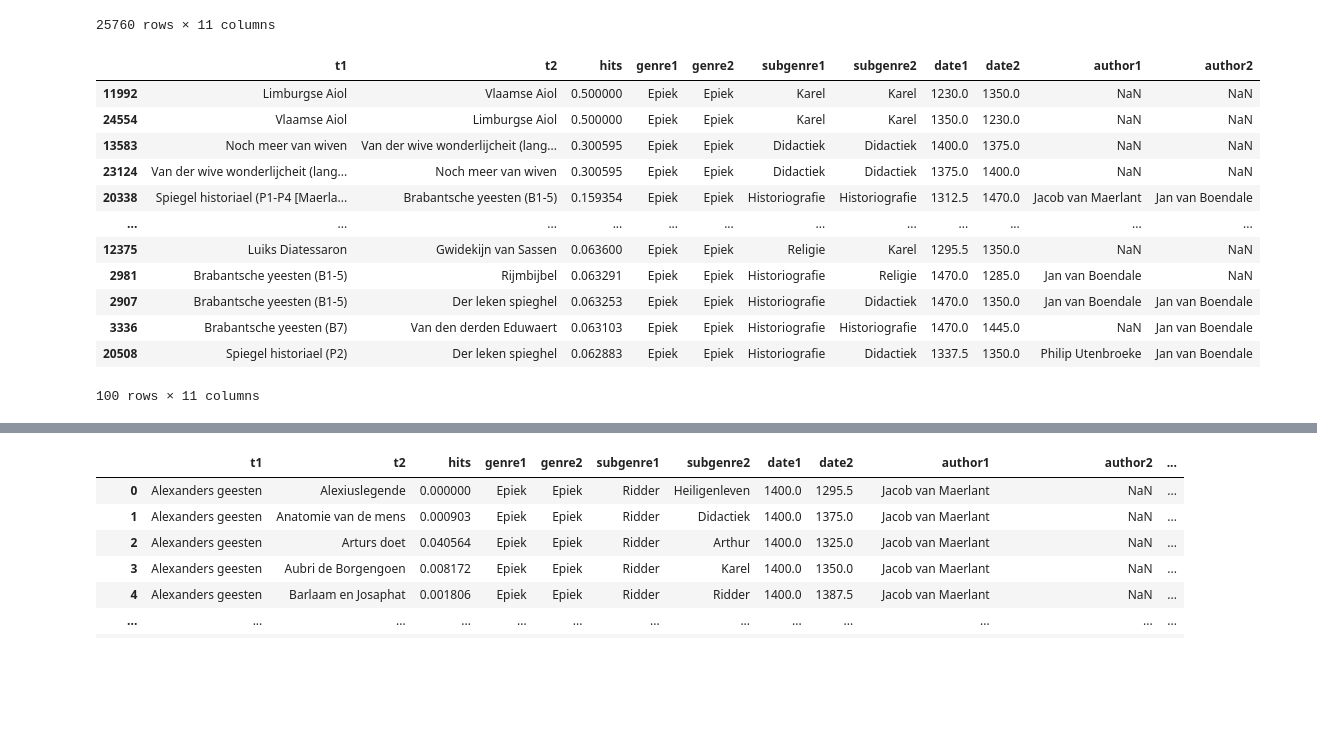
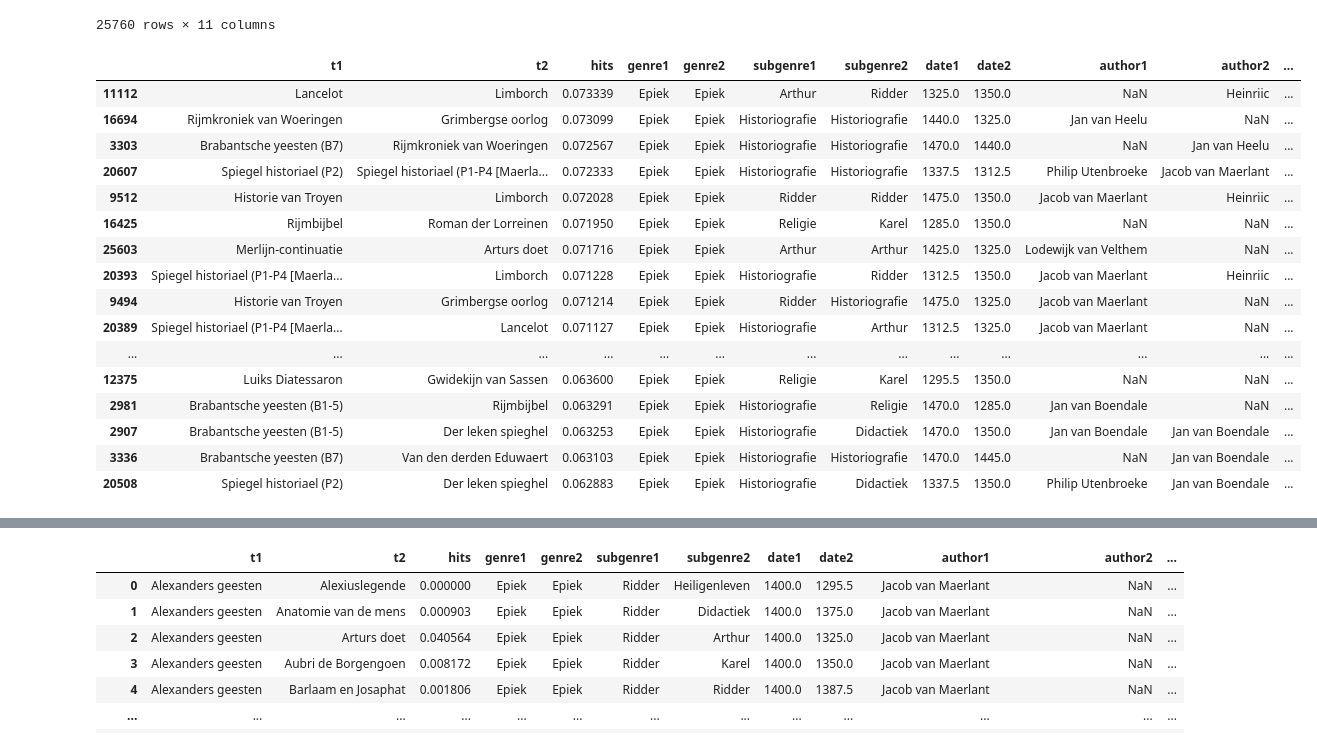
Before and after one commit to mikekestemont/zwerfverzen, a Jupyter notebook: notebooks/intertext-stats.ipynb, the cells around one changed output, grey strips where cells are left out. Saved outputs shown, nothing was run; the diff lists cells and outputs as text; code cells hidden in the pictures; blank space fills up the shorter version.

```diff
--- a/notebooks/intertext-stats.ipynb
+++ b/notebooks/intertext-stats.ipynb
@@ -22,18 +22,22 @@ df
 | 25759 | Merlijn-continuatie | Wrake van Ragisel | 0.050031 | Epiek | Epiek | Arthur | Arthur | 1425.0 | 1325.0 | Lodewijk van Velthem | NaN |
 25760 rows × 11 columns
 # %%
-df.sort_values('hits', ascending=False).head(100)
+df.sort_values('hits', ascending=False).iloc[50:100]
 # %% [output]
-|  | t1 | t2 | hits | genre1 | genre2 | subgenre1 | subgenre2 | date1 | date2 | author1 | author2 |
-| 11992 | Limburgse Aiol | Vlaamse Aiol | 0.500000 | Epiek | Epiek | Karel | Karel | 1230.0 | 1350.0 | NaN | NaN |
-| 24554 | Vlaamse Aiol | Limburgse Aiol | 0.500000 | Epiek | Epiek | Karel | Karel | 1350.0 | 1230.0 | NaN | NaN |
-| 13583 | Noch meer van wiven | Van der wive wonderlijcheit (lang... | 0.300595 | Epiek | Epiek | Didactiek | Didactiek | 1400.0 | 1375.0 | NaN | NaN |
-| 23124 | Van der wive wonderlijcheit (lang... | Noch meer van wiven | 0.300595 | Epiek | Epiek | Didactiek | Didactiek | 1375.0 | 1400.0 | NaN | NaN |
-| 20338 | Spiegel historiael (P1-P4 [Maerla... | Brabantsche yeesten (B1-5) | 0.159354 | Epiek | Epiek | Historiografie | Historiografie | 1312.5 | 1470.0 | Jacob van Maerlant | Jan van Boendale |
-| ... | ... | ... | ... | ... | ... | ... | ... | ... | ... | ... | ... |
-| 12375 | Luiks Diatessaron | Gwidekijn van Sassen | 0.063600 | Epiek | Epiek | Religie | Karel | 1295.5 | 1350.0 | NaN | NaN |
-| 2981 | Brabantsche yeesten (B1-5) | Rijmbijbel | 0.063291 | Epiek | Epiek | Historiografie | Religie | 1470.0 | 1285.0 | Jan van Boendale | NaN |
-| 2907 | Brabantsche yeesten (B1-5) | Der leken spieghel | 0.063253 | Epiek | Epiek | Historiografie | Didactiek | 1470.0 | 1350.0 | Jan van Boendale | Jan van Boendale |
-| 3336 | Brabantsche yeesten (B7) | Van den derden Eduwaert | 0.063103 | Epiek | Epiek | Historiografie | Historiografie | 1470.0 | 1445.0 | NaN | Jan van Boendale |
-| 20508 | Spiegel historiael (P2) | Der leken spieghel | 0.062883 | Epiek | Epiek | Historiografie | Didactiek | 1337.5 | 1350.0 | Philip Utenbroeke | Jan van Boendale |
+|  | t1 | t2 | hits | genre1 | genre2 | subgenre1 | subgenre2 | date1 | date2 | author1 | author2 | ... |
+| 11112 | Lancelot | Limborch | 0.073339 | Epiek | Epiek | Arthur | Ridder | 1325.0 | 1350.0 | NaN | Heinriic | ... |
+| 16694 | Rijmkroniek van Woeringen | Grimbergse oorlog | 0.073099 | Epiek | Epiek | Historiografie | Historiografie | 1440.0 | 1325.0 | Jan van Heelu | NaN | ... |
+| 3303 | Brabantsche yeesten (B7) | Rijmkroniek van Woeringen | 0.072567 | Epiek | Epiek | Historiografie | Historiografie | 1470.0 | 1440.0 | NaN | Jan van Heelu | ... |
+| 20607 | Spiegel historiael (P2) | Spiegel historiael (P1-P4 [Maerla... | 0.072333 | Epiek | Epiek | Historiografie | Historiografie | 1337.5 | 1312.5 | Philip Utenbroeke | Jacob van Maerlant | ... |
+| 9512 | Historie van Troyen | Limborch | 0.072028 | Epiek | Epiek | Ridder | Ridder | 1475.0 | 1350.0 | Jacob van Maerlant | Heinriic | ... |
+| 16425 | Rijmbijbel | Roman der Lorreinen | 0.071950 | Epiek | Epiek | Religie | Karel | 1285.0 | 1350.0 | NaN | NaN | ... |
+| 25603 | Merlijn-continuatie | Arturs doet | 0.071716 | Epiek | Epiek | Arthur | Arthur | 1425.0 | 1325.0 | Lodewijk van Velthem | NaN | ... |
+| 20393 | Spiegel historiael (P1-P4 [Maerla... | Limborch | 0.071228 | Epiek | Epiek | Historiografie | Ridder | 1312.5 | 1350.0 | Jacob van Maerlant | Heinriic | ... |
+| 9494 | Historie van Troyen | Grimbergse oorlog | 0.071214 | Epiek | Epiek | Ridder | Historiografie | 1475.0 | 1325.0 | Jacob van Maerlant | NaN | ... |
+| 20389 | Spiegel historiael (P1-P4 [Maerla... | Lancelot | 0.071127 | Epiek | Epiek | Historiografie | Arthur | 1312.5 | 1325.0 | Jacob van Maerlant | NaN | ... |
+| ... | ... | ... | ... | ... | ... | ... | ... | ... | ... | ... | ... | ... |
+| 12375 | Luiks Diatessaron | Gwidekijn van Sassen | 0.063600 | Epiek | Epiek | Religie | Karel | 1295.5 | 1350.0 | NaN | NaN | ... |
+| 2981 | Brabantsche yeesten (B1-5) | Rijmbijbel | 0.063291 | Epiek | Epiek | Historiografie | Religie | 1470.0 | 1285.0 | Jan van Boendale | NaN | ... |
+| 2907 | Brabantsche yeesten (B1-5) | Der leken spieghel | 0.063253 | Epiek | Epiek | Historiografie | Didactiek | 1470.0 | 1350.0 | Jan van Boendale | Jan van Boendale | ... |
+| 3336 | Brabantsche yeesten (B7) | Van den derden Eduwaert | 0.063103 | Epiek | Epiek | Historiografie | Historiografie | 1470.0 | 1445.0 | NaN | Jan van Boendale | ... |
+| 20508 | Spiegel historiael (P2) | Der leken spieghel | 0.062883 | Epiek | Epiek | Historiografie | Didactiek | 1337.5 | 1350.0 | Philip Utenbroeke | Jan van Boendale | ... |
-100 rows × 11 columns
```
Also changed, not shown: parts of 13 cells of this notebook, 5 other files.
